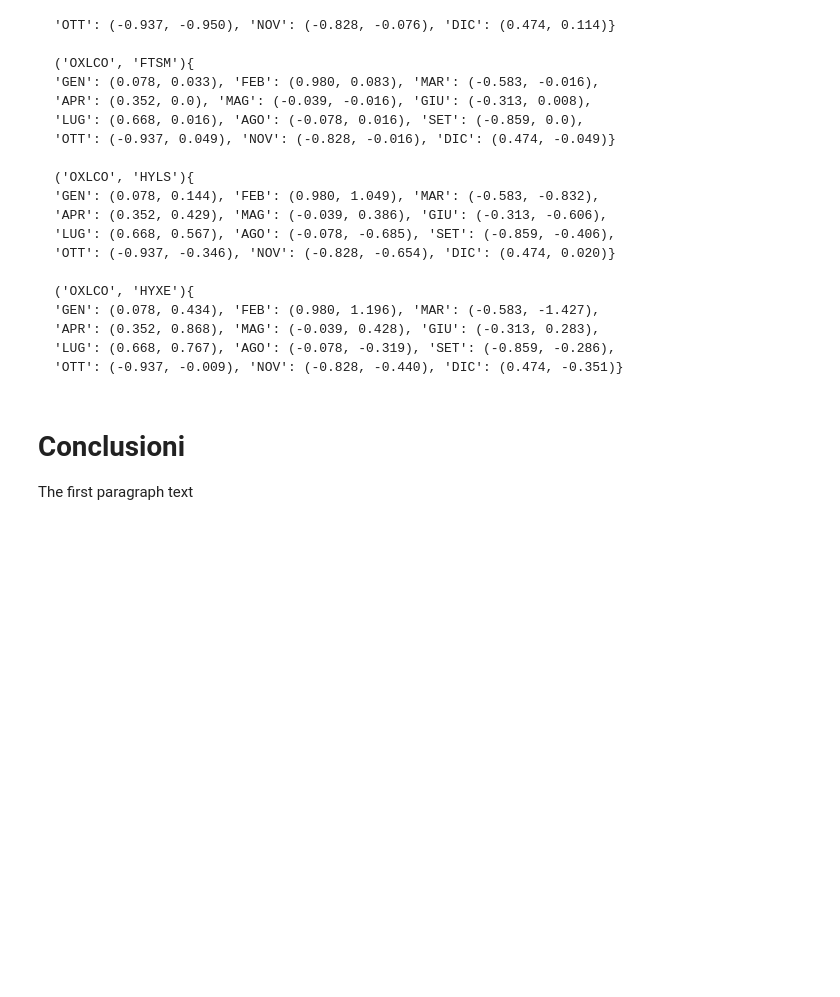
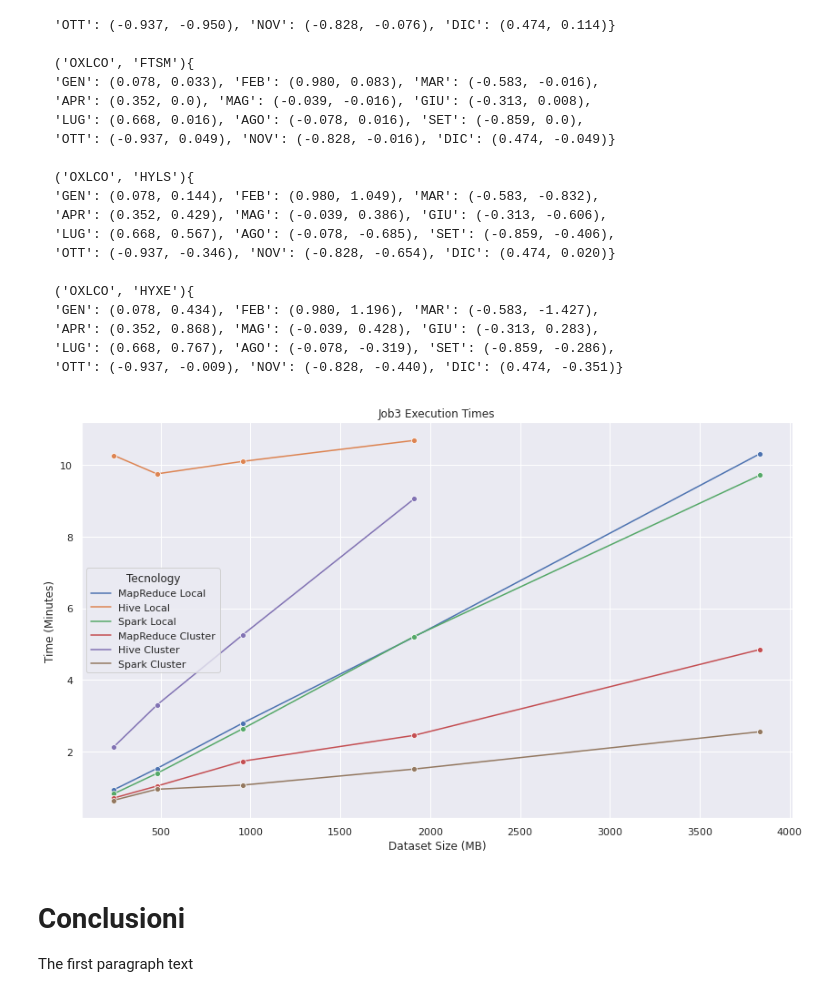
Before and after one commit to dig-data-r3/big-data-first-project, a Jupyter notebook: Final-Report.ipynb, the cells around one changed output. Saved outputs shown, nothing was run; the diff lists cells and outputs as text; code cells hidden in the pictures; blank space fills up the shorter version.

````diff
--- a/Final-Report.ipynb
+++ b/Final-Report.ipynb
@@ -1570,6 +1599,10 @@ This is a sub paragraph, formatted in heading 3 style
 'LUG': (0.668, 0.767), 'AGO': (-0.078, -0.319), 'SET': (-0.859, -0.286),
 'OTT': (-0.937, -0.009), 'NOV': (-0.828, -0.440), 'DIC': (0.474, -0.351)}
 ```
+# %%
+plot_job_benchmark(job3_data, 3)
+# %% [output]
+[figure, added]
 # %% [markdown]
 # Conclusioni <a name="conclusions"></a>
 The first paragraph text
````
Also changed, not shown: parts of 6 cells of this notebook, 10 other files.
